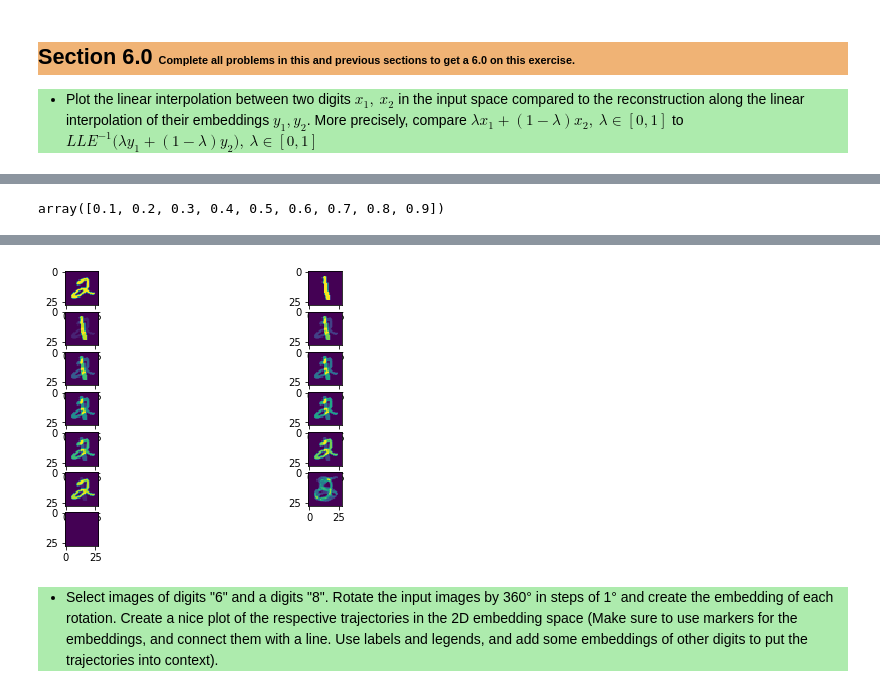
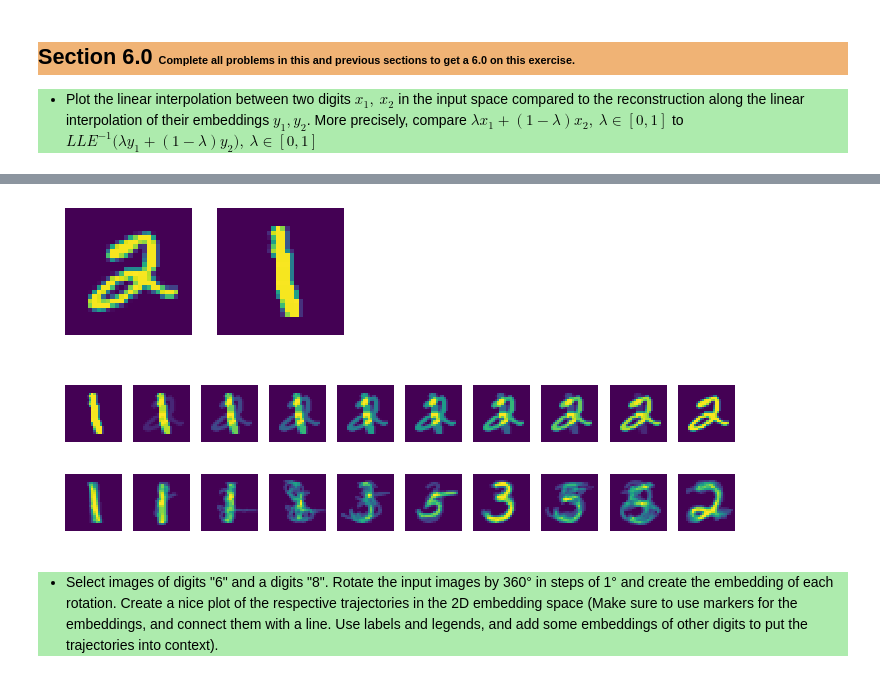
Before and after one commit to tdiggelm/eth-slt-ce-1, a Jupyter notebook: slt-ce-1.ipynb, the cells around one changed output, grey strips where cells are left out. Cells and saved outputs as stored; diff of their text form; code cells hidden in the pictures.

```diff
--- a/slt-ce-1.ipynb
+++ b/slt-ce-1.ipynb
@@ -462,3 +462,7 @@ A good cutoff could be at $i=2$ where the slope of the spectrum is flatting out,
         Plot the linear interpolation between two digits $x_1,\ x_2$ in the input space compared to the reconstruction along the linear interpolation of their embeddings $y_1, y_2$. More precisely, compare $\lambda x_1 + (1-\lambda) x_2,\ \lambda\in[0,1]$ to $LLE^{-1}\big(\lambda y_1 + (1-\lambda) y_2\big),\ \lambda\in[0,1]$
         </li>
     </ul>
+# %%
+%%time
+myLLE = LocallyLinearEmbedding()
+myLLE.fit(mnist.validation.images)
@@ -465,10 +472,6 @@ A good cutoff could be at $i=2$ where the slope of the spectrum is flatting out,
 # %%
 input_digits = mnist.validation.images[:20]
 embedded_digits = myLLE.transform(input_digits)
-# %%
-np.arange(0.1, 1, 0.1)
-# %% [output]
-array([0.1, 0.2, 0.3, 0.4, 0.5, 0.6, 0.7, 0.8, 0.9])
 # %%
 l = 0.5
 index1 = 5
@@ -483,19 +486,27 @@ y2 = embedded_digits[index2]
 X_inter = np.empty((10, X1.shape[0]))
 X_inter_hat = np.empty((10, X1.shape[0]))
 
-for i, l in enumerate(np.arange(0.1, 1, 0.1)):
+for i, l in enumerate(np.linspace(0, 1, 10)):
     X_inter[i] = l*X1 + (1-l)*X2
     y_inter = (l*y1 + (1-l)*y2)
     X_inter_hat[i] = myLLE.inverse_transform(y_inter.reshape(1, -1))
 # %%
-plt.figure(figsize=(8,8))
-plt.subplot(11, 2, 1)
+plt.figure(figsize=(5,5))
+plt.subplot(1, 2, 1)
+plt.axis('off')
 plt.imshow(X1.reshape(28, 28))
-plt.subplot(11, 2, 2)
+plt.subplot(1, 2, 2)
+plt.axis('off')
 plt.imshow(X2.reshape(28, 28))
+plt.show()
+
+plt.figure(figsize=(12, 3))
 for i in range(10):
-    plt.subplot(11, 2, 3+i)
+    plt.subplot(2, 10, 1+i)
+    plt.axis('off')
     plt.imshow(X_inter[i].reshape(28, 28))
-    plt.subplot(11, 2, 4+i)
+for i in range(10):
+    plt.subplot(2, 10, 10+(1+i))
+    plt.axis('off')
     plt.imshow(X_inter_hat[i].reshape(28, 28))
 # %% [output]
@@ -504,4 +513,5 @@ Adding an axes using the same arguments as a previous axes currently reuses the
-[figure, old version]
+[figure, new version]
+[figure, added]
 # %% [markdown]
 <ul style="background-color:#adebad;">
         <li>
```
Also changed, not shown: parts of 8 cells of this notebook.
